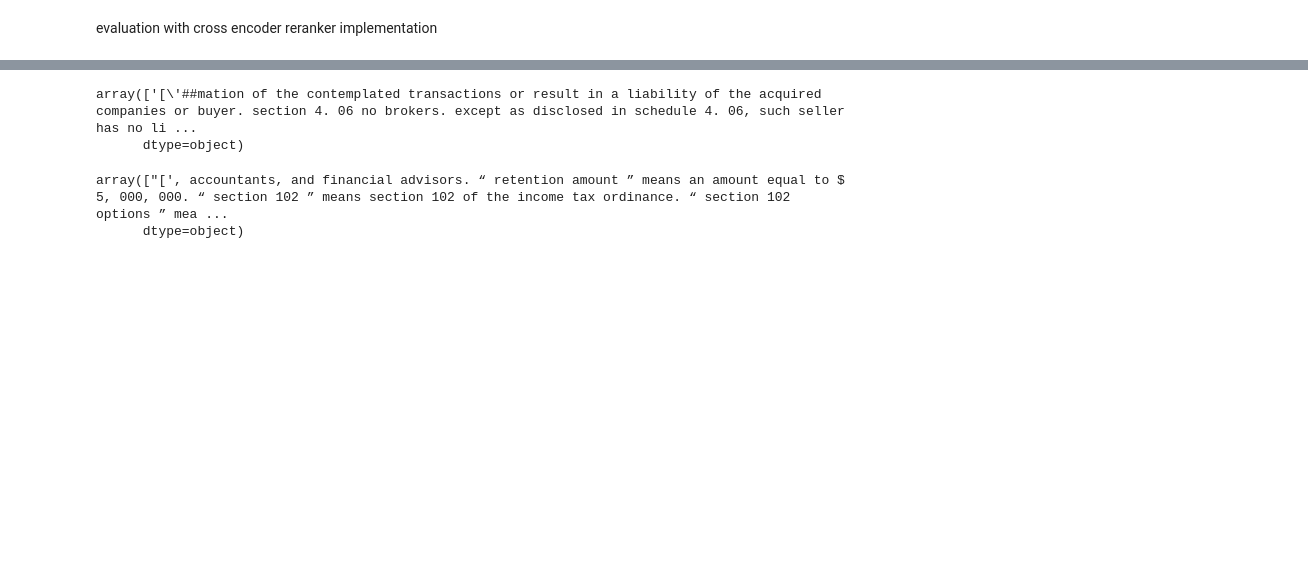
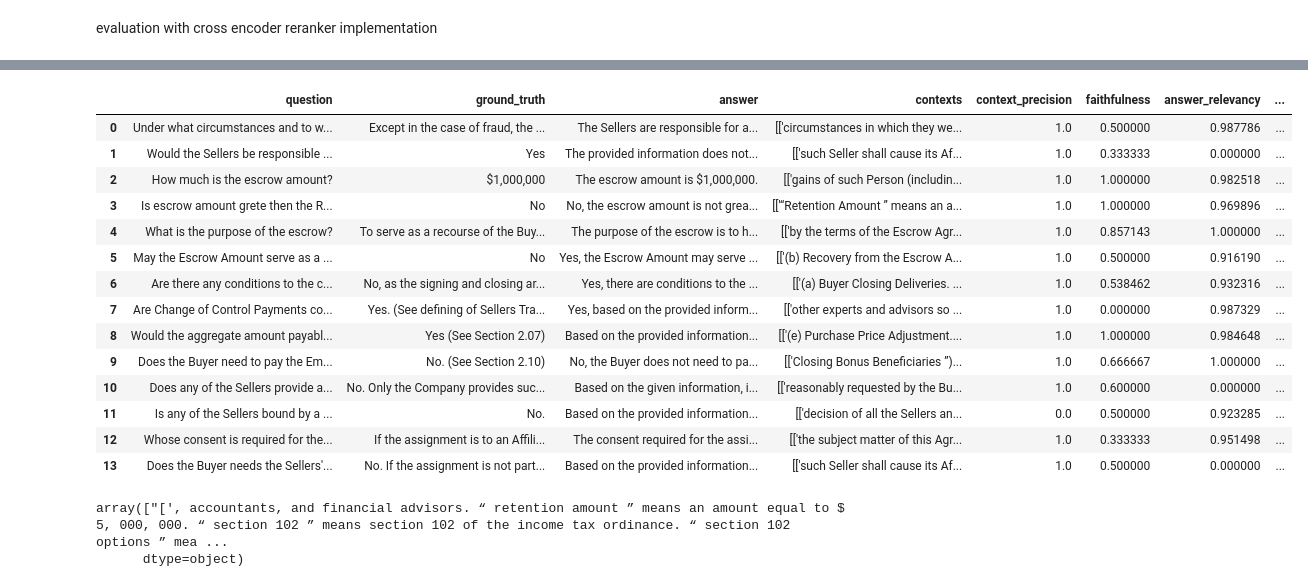
Before and after one commit to RYees/rag_contract_implementation, a Jupyter notebook: notebook/ragas_evaluation.ipynb, the cells around one changed output, grey strips where cells are left out. Saved outputs shown, nothing was run; the diff lists cells and outputs as text; code cells hidden in the pictures; blank space fills up the shorter version.

```diff
--- a/notebook/ragas_evaluation.ipynb
+++ b/notebook/ragas_evaluation.ipynb
@@ -415,9 +385,22 @@ result.to_pandas()
 # %%
-dv = result.to_pandas()
-pprint.pp(dv["contexts"][0])
+result.to_pandas()
+# pprint.pp(dv["contexts"][0])
 # %% [output]
-array(['[\'##mation of the contemplated transactions or result in a liability of the acquired companies or buyer. section 4. 06 no brokers. except as disclosed in schedule 4. 06, such seller has no li ...
-      dtype=object)
+|  | question | ground_truth | answer | contexts | context_precision | faithfulness | answer_relevancy | ... |
+| 0 | Under what circumstances and to w... | Except in the case of fraud, the ... | The Sellers are responsible for a... | [['circumstances in which they we... | 1.0 | 0.500000 | 0.987786 | ... |
+| 1 | Would the Sellers be responsible ... | Yes | The provided information does not... | [['such Seller shall cause its Af... | 1.0 | 0.333333 | 0.000000 | ... |
+| 2 | How much is the escrow amount? | $1,000,000 | The escrow amount is $1,000,000. | [['gains of such Person (includin... | 1.0 | 1.000000 | 0.982518 | ... |
+| 3 | Is escrow amount grete then the R... | No | No, the escrow amount is not grea... | [['“Retention Amount ” means an a... | 1.0 | 1.000000 | 0.969896 | ... |
+| 4 | What is the purpose of the escrow? | To serve as a recourse of the Buy... | The purpose of the escrow is to h... | [['by the terms of the Escrow Agr... | 1.0 | 0.857143 | 1.000000 | ... |
+| 5 | May the Escrow Amount serve as a ... | No | Yes, the Escrow Amount may serve ... | [['(b) Recovery from the Escrow A... | 1.0 | 0.500000 | 0.916190 | ... |
+| 6 | Are there any conditions to the c... | No, as the signing and closing ar... | Yes, there are conditions to the ... | [['(a) Buyer Closing Deliveries. ... | 1.0 | 0.538462 | 0.932316 | ... |
+| 7 | Are Change of Control Payments co... | Yes. (See defining of Sellers Tra... | Yes, based on the provided inform... | [['other experts and advisors so ... | 1.0 | 0.000000 | 0.987329 | ... |
+| 8 | Would the aggregate amount payabl... | Yes (See Section 2.07) | Based on the provided information... | [['(e) Purchase Price Adjustment.... | 1.0 | 1.000000 | 0.984648 | ... |
+| 9 | Does the Buyer need to pay the Em... | No. (See Section 2.10) | No, the Buyer does not need to pa... | [['Closing Bonus Beneficiaries ”)... | 1.0 | 0.666667 | 1.000000 | ... |
+| 10 | Does any of the Sellers provide a... | No. Only the Company provides suc... | Based on the given information, i... | [['reasonably requested by the Bu... | 1.0 | 0.600000 | 0.000000 | ... |
+| 11 | Is any of the Sellers bound by a ... | No. | Based on the provided information... | [['decision of all the Sellers an... | 0.0 | 0.500000 | 0.923285 | ... |
+| 12 | Whose consent is required for the... | If the assignment is to an Affili... | The consent required for the assi... | [['the subject matter of this Agr... | 1.0 | 0.333333 | 0.951498 | ... |
+| 13 | Does the Buyer needs the Sellers'... | No. If the assignment is not part... | Based on the provided information... | [['such Seller shall cause its Af... | 1.0 | 0.500000 | 0.000000 | ... |
 # %%
 pprint.pp(dv["contexts"][3])
 # %% [output]
```
Also changed, not shown: parts of 8 cells of this notebook, 12 other files.
